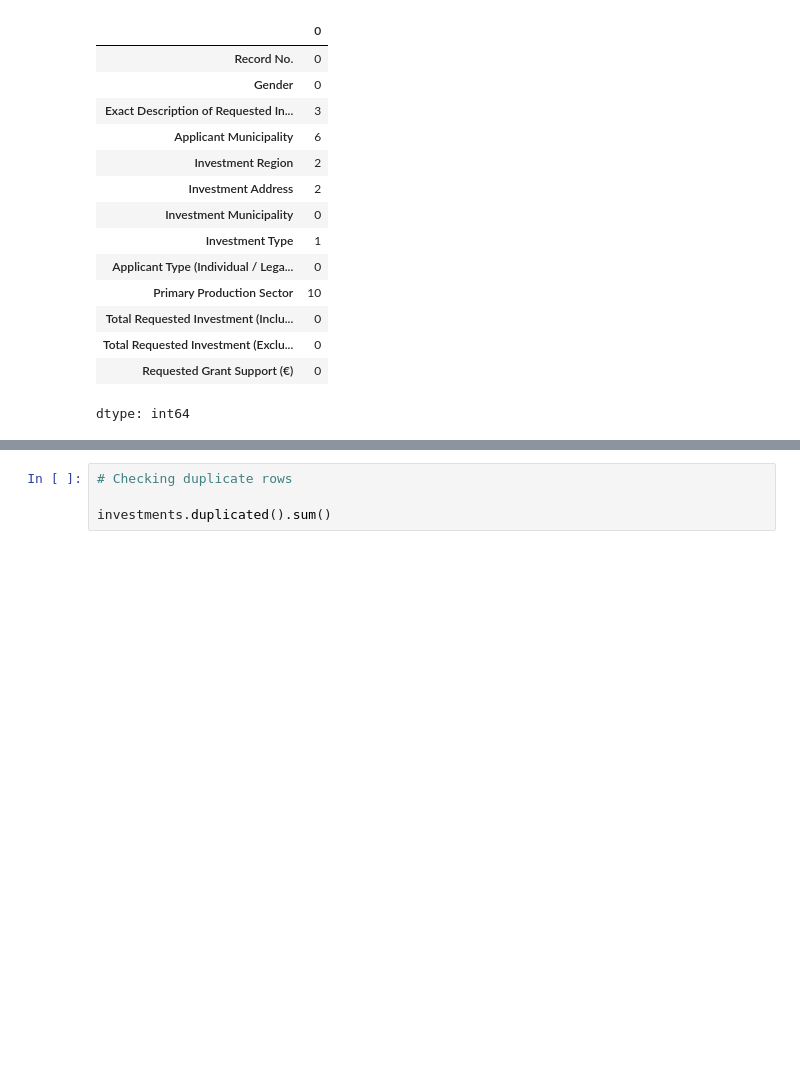
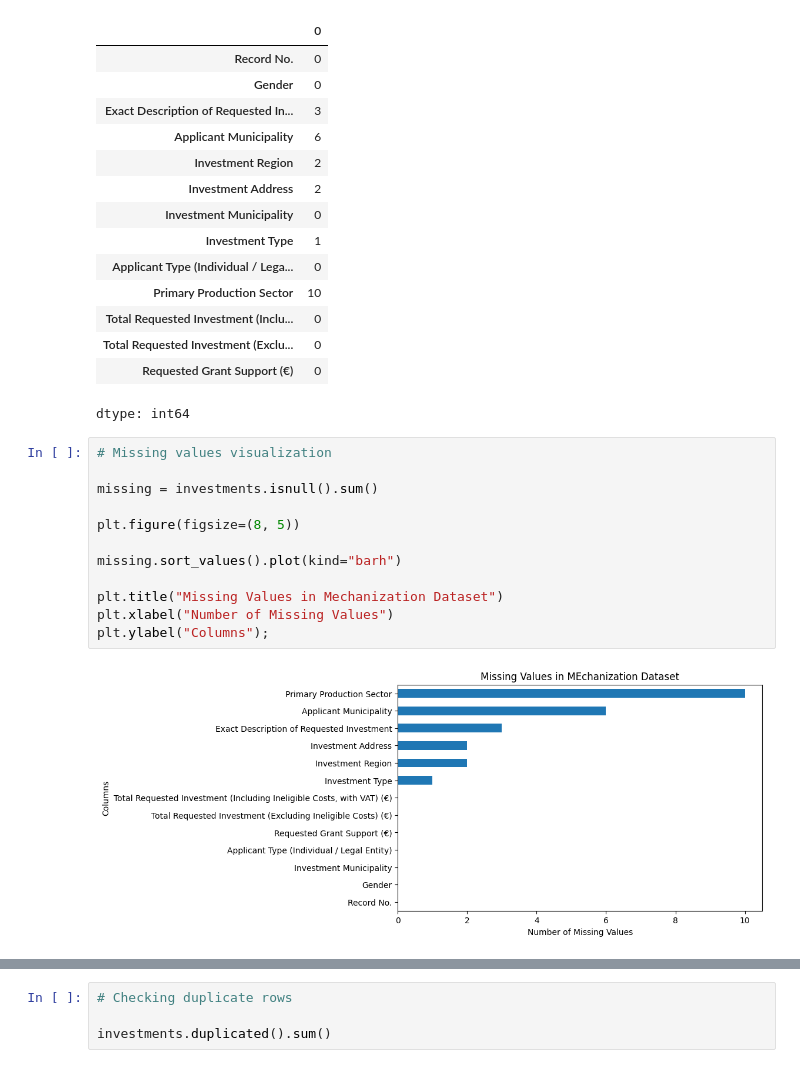
Before and after one commit to milatovicdanka90-maker/dsb_capstone, a Jupyter notebook: 01_EDA.ipynb, the cells around one changed output, grey strips where cells are left out. Saved outputs shown, nothing was run; the diff lists cells and outputs as text; blank space fills up the shorter version.

```diff
--- a/01_EDA.ipynb
+++ b/01_EDA.ipynb
@@ -209,3 +231,17 @@ investments.isnull().sum()
 | Total Requested Investment (Exclu... | 0 |
 | Requested Grant Support (€) | 0 |
 dtype: int64
+# %%
+# Missing values visualization
+
+missing = investments.isnull().sum()
+
+plt.figure(figsize=(8, 5))
+
+missing.sort_values().plot(kind="barh")
+
+plt.title("Missing Values in Mechanization Dataset")
+plt.xlabel("Number of Missing Values")
+plt.ylabel("Columns");
+# %% [output]
+[figure, added]
```
Also changed, not shown: parts of 26 cells of this notebook.
